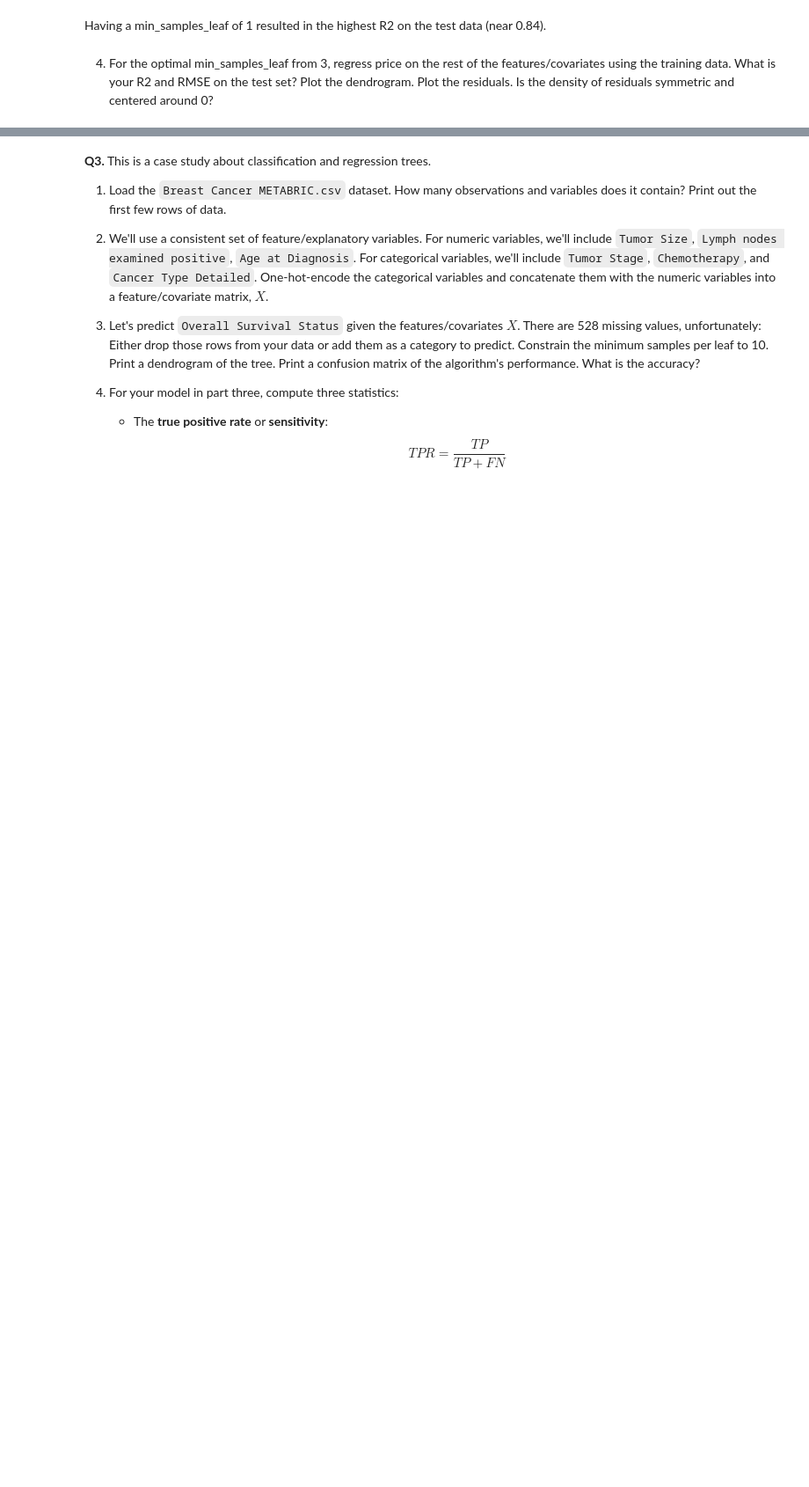
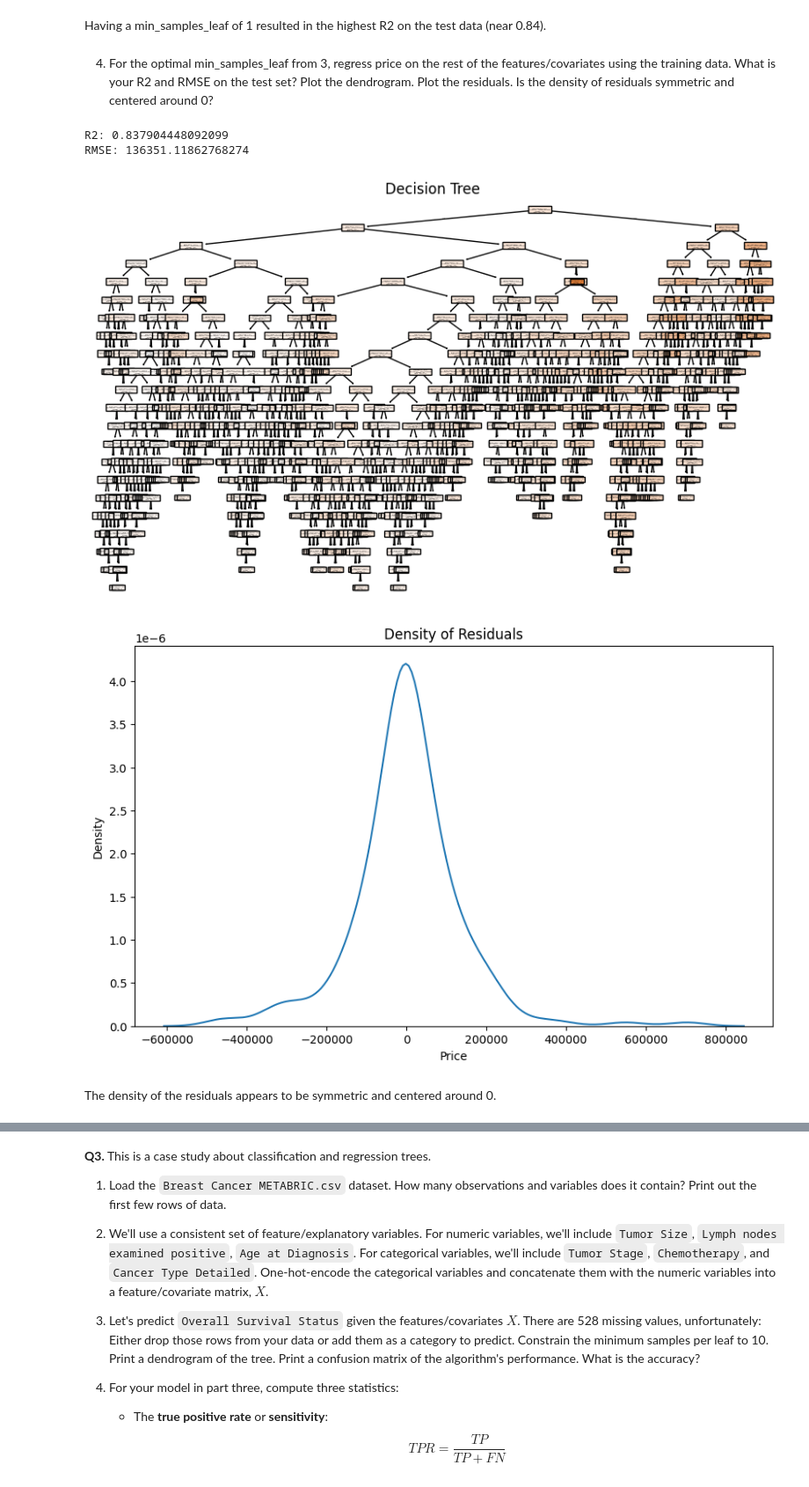
Before and after one commit to aileenkent/trees, a Jupyter notebook: assignment/assignment.ipynb, the cells around one changed output, grey strips where cells are left out. Shown at 88% size. Saved outputs shown, nothing was run; the diff lists cells and outputs as text; code cells hidden in the pictures; blank space fills up the shorter version.

```diff
--- a/assignment/assignment.ipynb
+++ b/assignment/assignment.ipynb
@@ -128,3 +128,29 @@ plt.show()
 Having a min_samples_leaf of 1 resulted in the highest R2 on the test data (near 0.84).
 # %% [markdown]
 4. For the optimal min_samples_leaf from 3, regress price on the rest of the features/covariates using the training data. What is your  R2  and RMSE on the test set? Plot the dendrogram. Plot the residuals. Is the density of residuals symmetric and centered around 0?
+# %%
+cart = DecisionTreeRegressor(min_samples_leaf=1, random_state=42)
+cart.fit(x_train, y_train)
+y_hat = cart.predict(x_test)
+print('R2:', cart.score(x_test, y_test))
+print('RMSE:', np.sqrt(np.mean((y_test - y_hat)**2)))
+
+var_names = cart.feature_names_in_
+plt.figure(figsize = (10, 6))
+plot_tree(cart, filled = True, feature_names = var_names)
+plt.title('Decision Tree')
+plt.show()
+
+residuals = y_test - y_hat
+
+plt.figure(figsize = (10, 6))
+sns.kdeplot(residuals)
+plt.title('Density of Residuals')
+plt.show()
+# %% [output]
+R2: 0.837904448092099
+RMSE: 136351.11862768274
+[figure, added]
+[figure, added]
+# %% [markdown]
+The density of the residuals appears to be symmetric and centered around 0.
```
Also changed, not shown: parts of 1 cell of this notebook.
